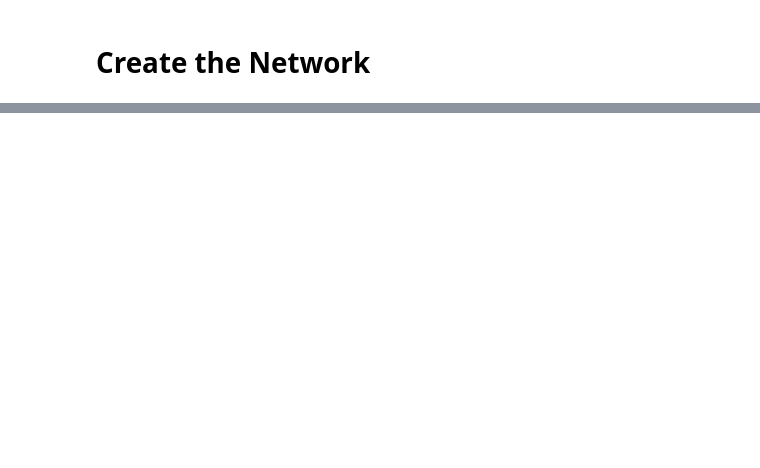
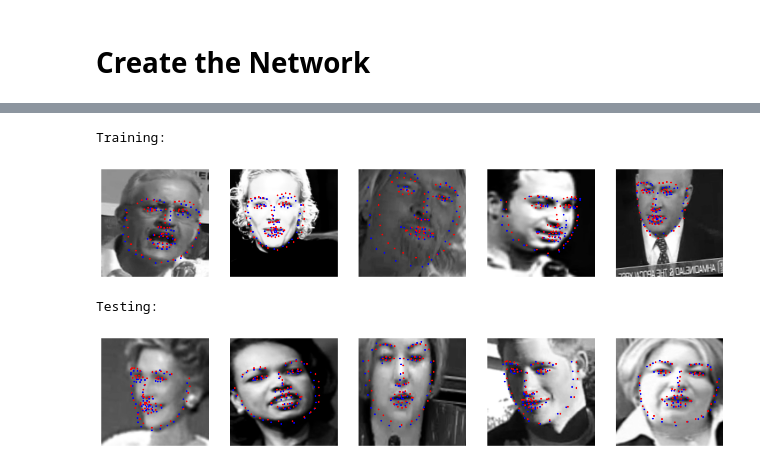
Before and after one commit to josephfemia/Facial_Keypoint_Detection, a Jupyter notebook: Facial Keypoint Detection.ipynb, the cells around one changed output, grey strips where cells are left out. Drawn from its saved outputs; the diff is of its cells as text; code cells hidden in the pictures; blank space fills up the shorter version.

```diff
--- a/Facial Keypoint Detection.ipynb
+++ b/Facial Keypoint Detection.ipynb
@@ -203,0 +452,5 @@ plt.show()
+# %%
+device = torch.device("cuda" if torch.cuda.is_available() else "cpu")
+
+model = KeypointNetwork().to(device)
+model
@@ -203,0 +548,5 @@ plt.show()
+# %%
+model_dir = './models/'
+
+loss_fn = nn.MSELoss()
+optimizer = optim.Adam(params=model.parameters(), lr=0.001)
@@ -203,0 +609,7 @@ plt.show()
+# %%
+train_loss_history, val_loss_history = train(model, device, train_dataloader, test_dataloader, loss_fn, optimizer, epochs=50)
+# %% [output]
+Training:
+[figure, added]
+Testing:
+[figure, added]
```
Also changed, not shown: parts of 27 cells of this notebook.
